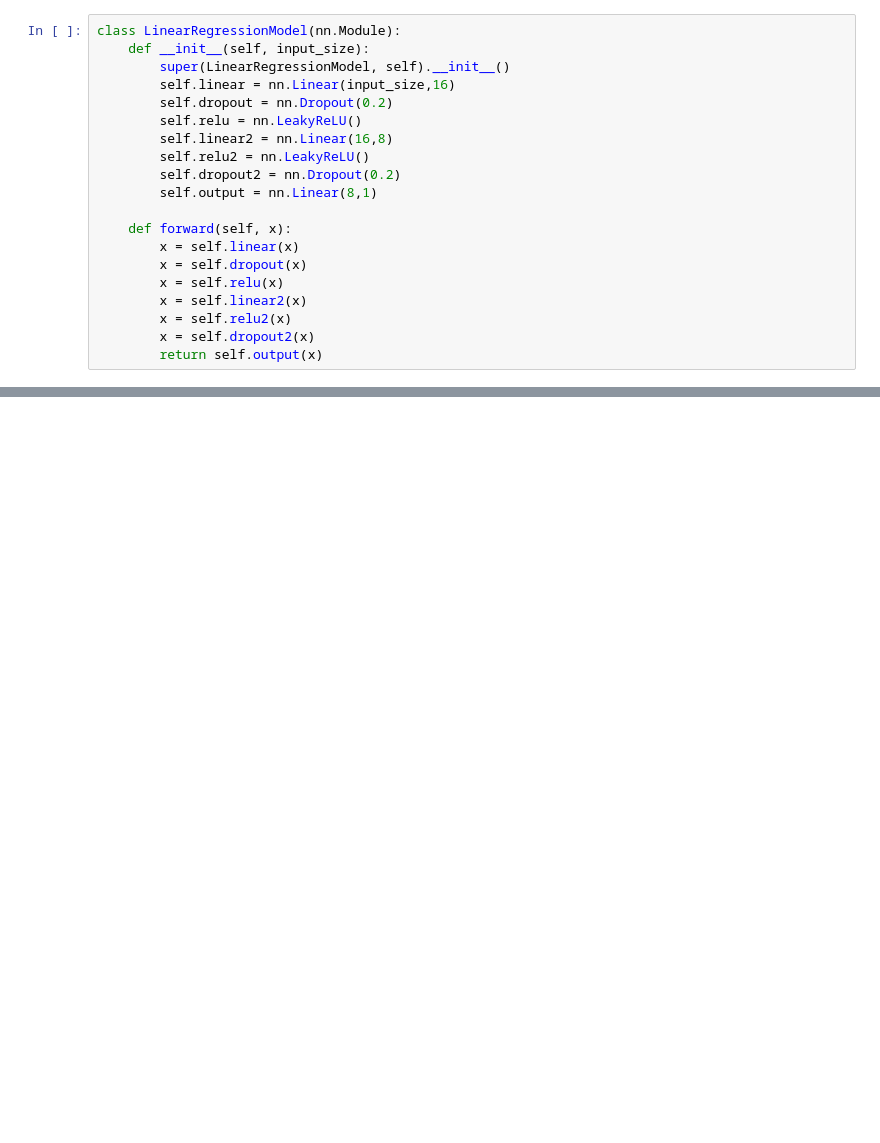
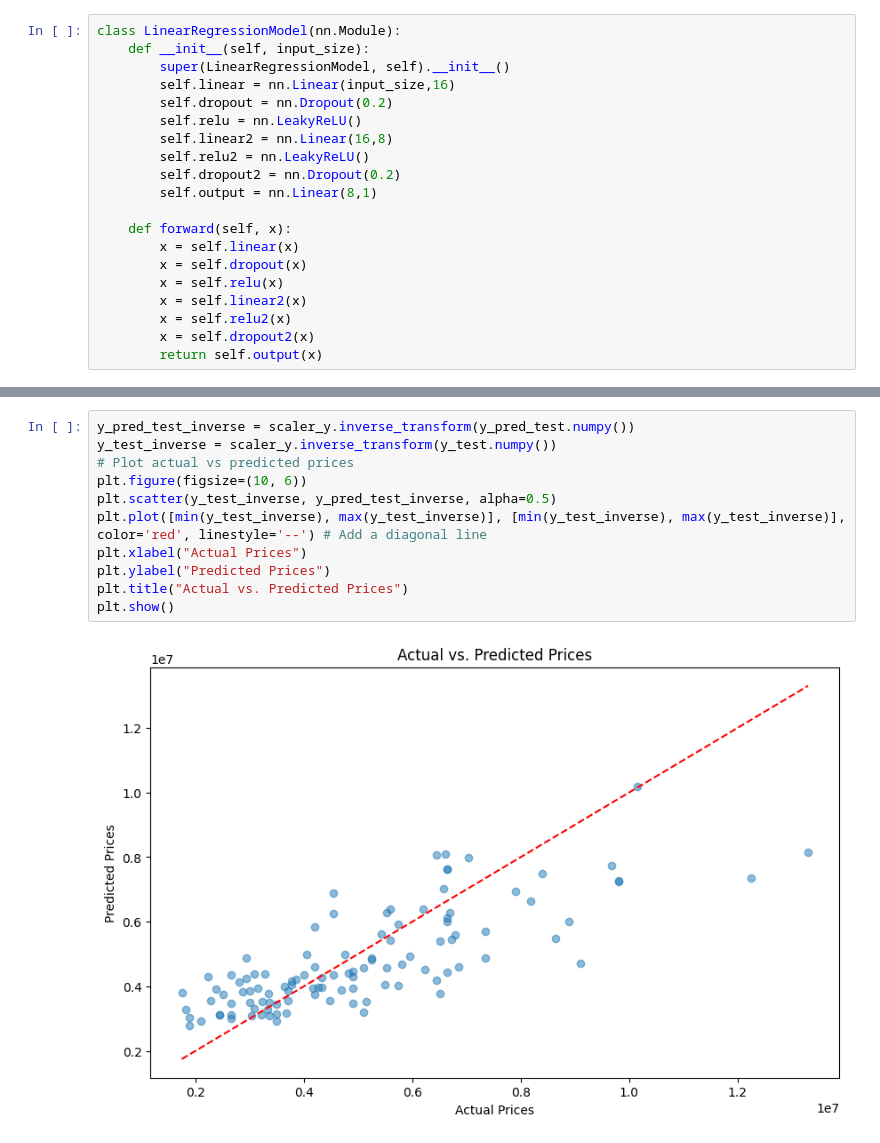
Before and after one commit to Youssef-Ghallab/Deep-Learning-Assignment-1, a Jupyter notebook: pytorch_Regression.ipynb, the cells around one changed output, grey strips where cells are left out. Saved outputs shown, nothing was run; the diff lists cells and outputs as text; blank space fills up the shorter version.

```diff
--- a/pytorch_Regression.ipynb
+++ b/pytorch_Regression.ipynb
@@ -174,0 +178,13 @@ R-squared (R2): 0.6982
+# %%
+y_pred_test_inverse = scaler_y.inverse_transform(y_pred_test.numpy())
+y_test_inverse = scaler_y.inverse_transform(y_test.numpy())
+# Plot actual vs predicted prices
+plt.figure(figsize=(10, 6))
+plt.scatter(y_test_inverse, y_pred_test_inverse, alpha=0.5)
+plt.plot([min(y_test_inverse), max(y_test_inverse)], [min(y_test_inverse), max(y_test_inverse)], color='red', linestyle='--') # Add a diagonal line
+plt.xlabel("Actual Prices")
+plt.ylabel("Predicted Prices")
+plt.title("Actual vs. Predicted Prices")
+plt.show()
+# %% [output]
+[figure, added]
```
Also changed, not shown: parts of 6 cells of this notebook.
